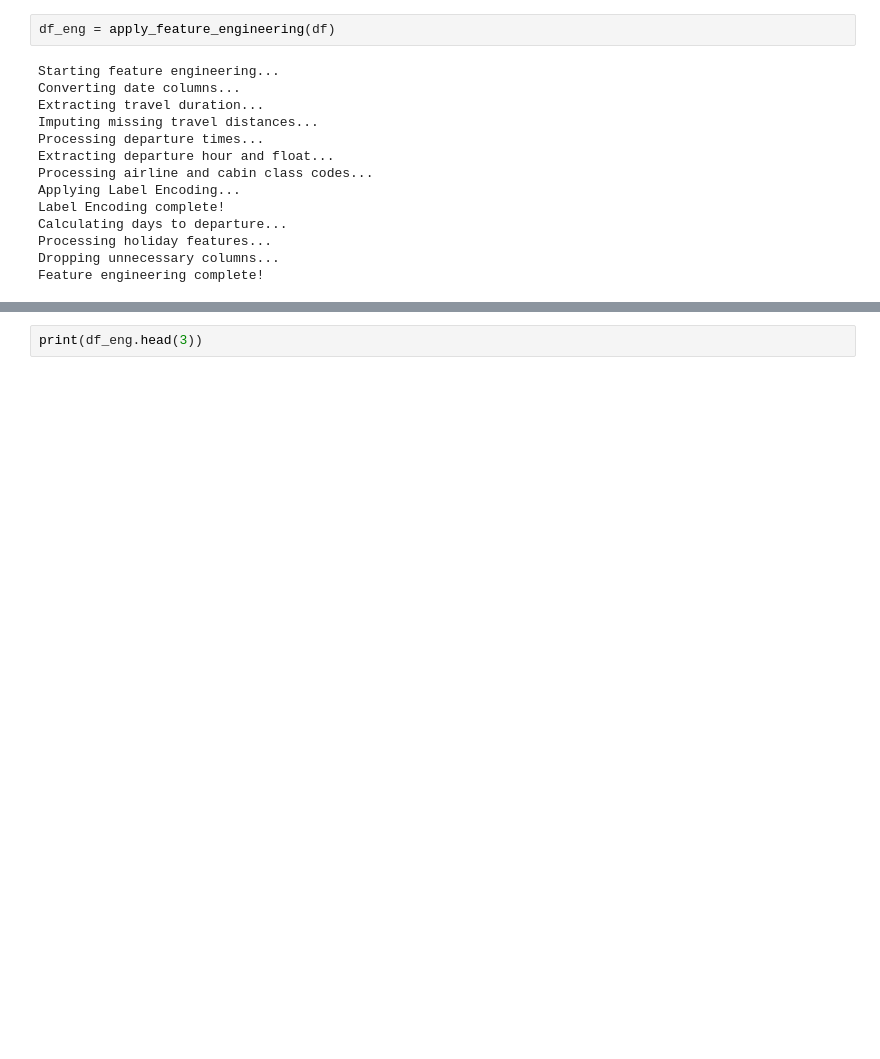
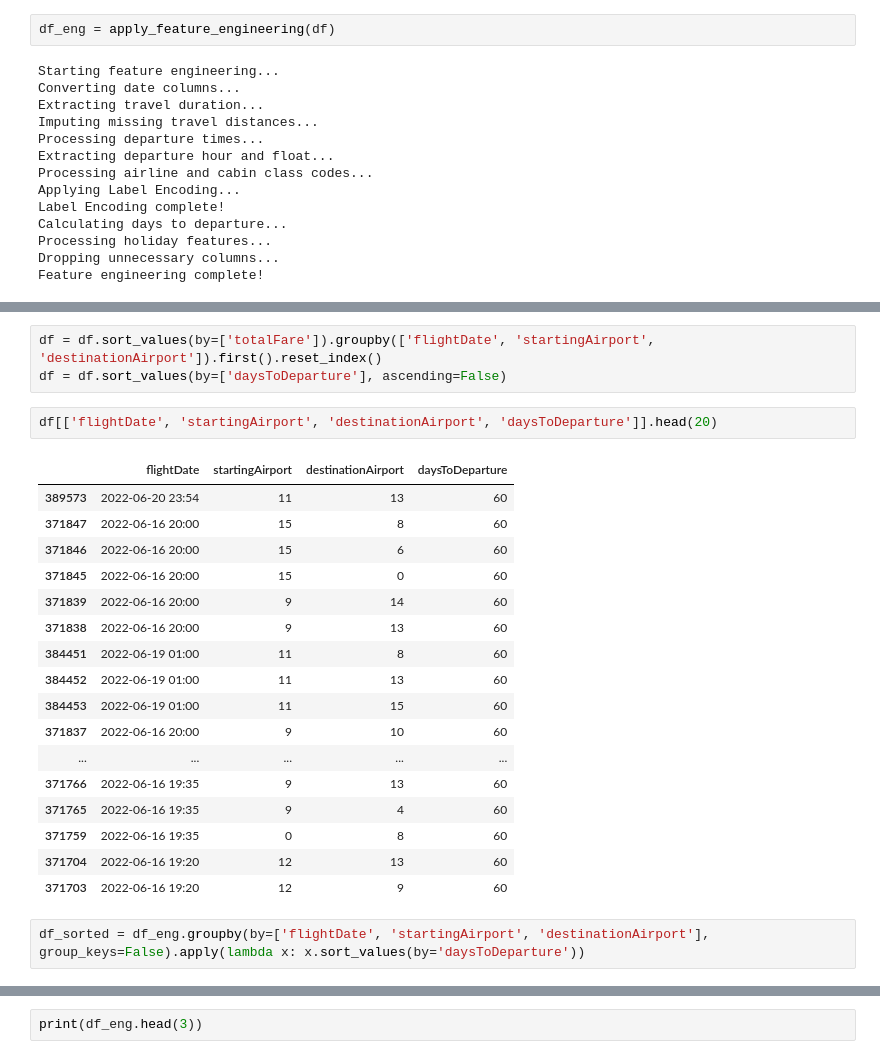
Before and after one commit to bhstoller/AirFareCast, a Jupyter notebook: groupings.ipynb, the cells around one changed output, grey strips where cells are left out. Saved outputs shown, nothing was run; the diff lists cells and outputs as text; blank space fills up the shorter version.

```diff
--- a/groupings.ipynb
+++ b/groupings.ipynb
@@ -100,0 +171,25 @@ Feature engineering complete!
+# %%
+df = df.sort_values(by=['totalFare']).groupby(['flightDate', 'startingAirport', 'destinationAirport']).first().reset_index()
+df = df.sort_values(by=['daysToDeparture'], ascending=False)
+# %%
+df[['flightDate', 'startingAirport', 'destinationAirport', 'daysToDeparture']].head(20)
+# %% [output]
+|  | flightDate | startingAirport | destinationAirport | daysToDeparture |
+| 389573 | 2022-06-20 23:54 | 11 | 13 | 60 |
+| 371847 | 2022-06-16 20:00 | 15 | 8 | 60 |
+| 371846 | 2022-06-16 20:00 | 15 | 6 | 60 |
+| 371845 | 2022-06-16 20:00 | 15 | 0 | 60 |
+| 371839 | 2022-06-16 20:00 | 9 | 14 | 60 |
+| 371838 | 2022-06-16 20:00 | 9 | 13 | 60 |
+| 384451 | 2022-06-19 01:00 | 11 | 8 | 60 |
+| 384452 | 2022-06-19 01:00 | 11 | 13 | 60 |
+| 384453 | 2022-06-19 01:00 | 11 | 15 | 60 |
+| 371837 | 2022-06-16 20:00 | 9 | 10 | 60 |
+| ... | ... | ... | ... | ... |
+| 371766 | 2022-06-16 19:35 | 9 | 13 | 60 |
+| 371765 | 2022-06-16 19:35 | 9 | 4 | 60 |
+| 371759 | 2022-06-16 19:35 | 0 | 8 | 60 |
+| 371704 | 2022-06-16 19:20 | 12 | 13 | 60 |
+| 371703 | 2022-06-16 19:20 | 12 | 9 | 60 |
+# %%
+df_sorted = df_eng.groupby(by=['flightDate', 'startingAirport', 'destinationAirport'], group_keys=False).apply(lambda x: x.sort_values(by='daysToDeparture'))
```
Also changed, not shown: parts of 12 cells of this notebook.
